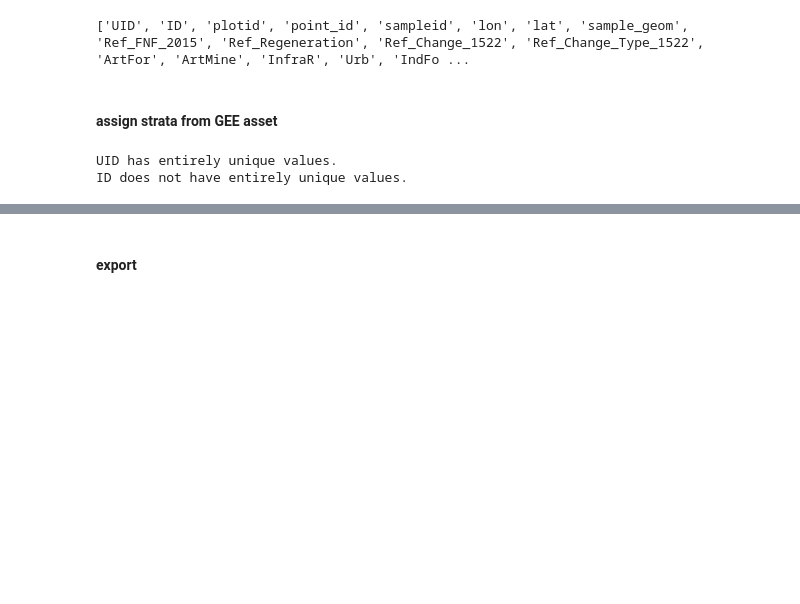
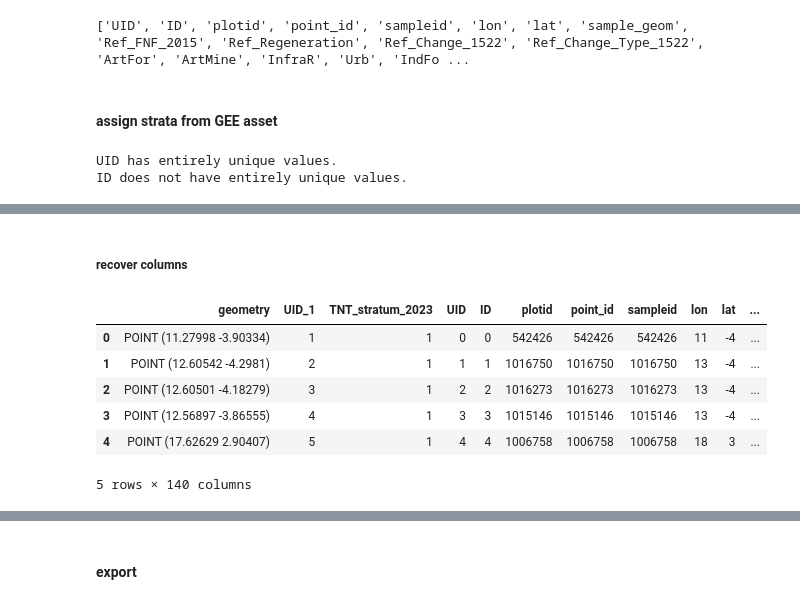
Before and after one commit to aurelgrooves/CAFI_DDD, a Jupyter notebook: CEO data/6-add_attributes_strata.ipynb, the cells around one changed output, grey strips where cells are left out. Cells and saved outputs as stored; diff of their text form; code cells hidden in the pictures; blank space fills up the shorter version.

```diff
--- a/CEO data/6-add_attributes_strata.ipynb
+++ b/CEO data/6-add_attributes_strata.ipynb
@@ -283,8 +311,11 @@ joined_data.to_csv(out_file_shp_att,index=False)
 #### assign strata from GEE asset
 # %%
 gdf = joined_data
+# %%
+#if you don't have a unique ID field
+gdf['UID_1'] = range(1, len(gdf) + 1)
 # %%
-UID = 'UID'
+UID = 'UID_1'
 # %%
 # Assuming df is your DataFrame - check for unique values
 if gdf[UID].nunique() == len(gdf):
@@ -307,11 +338,11 @@ ID does not have entirely unique values.
 #asset2223 = ee.Image('users/faocongo/sbae/EQG_FNF_kmeans_strat_5_2022_2023')
 #asset2223 = ee.Image('users/faocongo/sbae/CAF_FNF_kmeans_strat_5_2022_2023')
 #asset2223 = ee.Image('users/faocongo/sbae/GAB_FNF_kmeans_strat_5_2022_2023')
-asset2223 = ee.Image('users/faocongo/sbae/CMR_FNF_kmeans_strat_5_2022_2023')
+#asset2223 = ee.Image('users/faocongo/sbae/CMR_FNF_kmeans_strat_5_2022_2023')
 #asset2223 = ee.Image('users/faocongo/sbae/COD_allData_stratification_2023')
 #asset2223 = ee.Image('users/faocongo/sbae/COD_FNF_kmeans_strat_5_2022_2023')
 #asset2223 = ee.Image('users/faocongo/sbae/COD_allData_stratification_2023')
-#asset2223 = ee.Image('projects/ee-ameliearquero/assets/COG_FNF_kmeans_strat_3_2022_2023')
+asset2223 = ee.Image('projects/ee-ameliearquero/assets/COG_FNF_kmeans_strat_3_2022_2023')
 #asset2223 = ee.Image('users/faocongo/sbae/CMR_allData_stratification_2023')
 # %%
 # what to rename sampled band to. it is always called first
@@ -329,7 +360,7 @@ asset1522 = ee.Image('users/faocongo/sbae/CMR_FNF_kmeans_strat_5_2015_2022')
 newName1522 = 'TNT_stratum_1522'
 # %%
 #resolution of asset
-scale = 70
+scale = 30
 # %%
 #name of band
 band = 'strata'
@@ -382,14 +443,23 @@ resampled_df.head()
+# %% [markdown]
+##### recover columns
 # %%
-# recover columns
 # Step 1: Merge the two DataFrames on the 'ID' column (assuming 'ID' is the common key)
-merged_df = pd.merge(resampled_df, points, on=UID, how='left', suffixes=('', '_dup'))
-#merged_df = pd.merge(sampled_df, joined_data, on='UID', how='left', suffixes=('', '_dup'))
-#merged_df = pd.merge(sampled_df, gdf, on='UID', how='left', suffixes=('', '_dup'))
+#merged_df = pd.merge(resampled_df, points, on=UID, how='left', suffixes=('', '_dup'))
+#merged_df = pd.merge(sampled_df, joined_data, on=UID, how='left', suffixes=('', '_dup'))
+merged_df = pd.merge(sampled_df, gdf, on=UID, how='left', suffixes=('', '_dup'))
 # Step 2: Remove duplicate columns
 # Here, we assume that any duplicate column from df2 will have the '_dup' suffix added by the merge
 # We will keep the columns from df1 and drop the duplicate ones from df2.
 merged_df = merged_df.loc[:, ~merged_df.columns.str.endswith('_dup')]
 merged_df.head()
+# %% [output]
+|  | geometry | UID_1 | TNT_stratum_2023 | UID | ID | plotid | point_id | sampleid | lon | lat | ... |
+| 0 | POINT (11.27998 -3.90334) | 1 | 1 | 0 | 0 | 542426 | 542426 | 542426 | 11 | -4 | ... |
+| 1 | POINT (12.60542 -4.2981) | 2 | 1 | 1 | 1 | 1016750 | 1016750 | 1016750 | 13 | -4 | ... |
+| 2 | POINT (12.60501 -4.18279) | 3 | 1 | 2 | 2 | 1016273 | 1016273 | 1016273 | 13 | -4 | ... |
+| 3 | POINT (12.56897 -3.86555) | 4 | 1 | 3 | 3 | 1015146 | 1015146 | 1015146 | 13 | -4 | ... |
+| 4 | POINT (17.62629 2.90407) | 5 | 1 | 4 | 4 | 1006758 | 1006758 | 1006758 | 18 | 3 | ... |
+5 rows × 140 columns
 # %%
 merged_df_cols = merged_df.columns.tolist()
 # Display the list of column names
```
Also changed, not shown: parts of 37 cells of this notebook.
